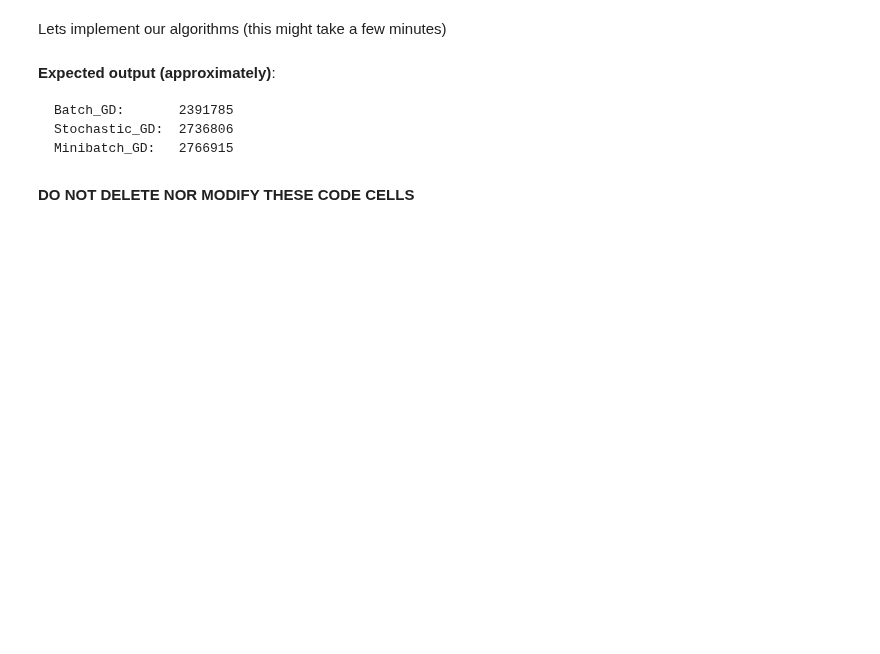
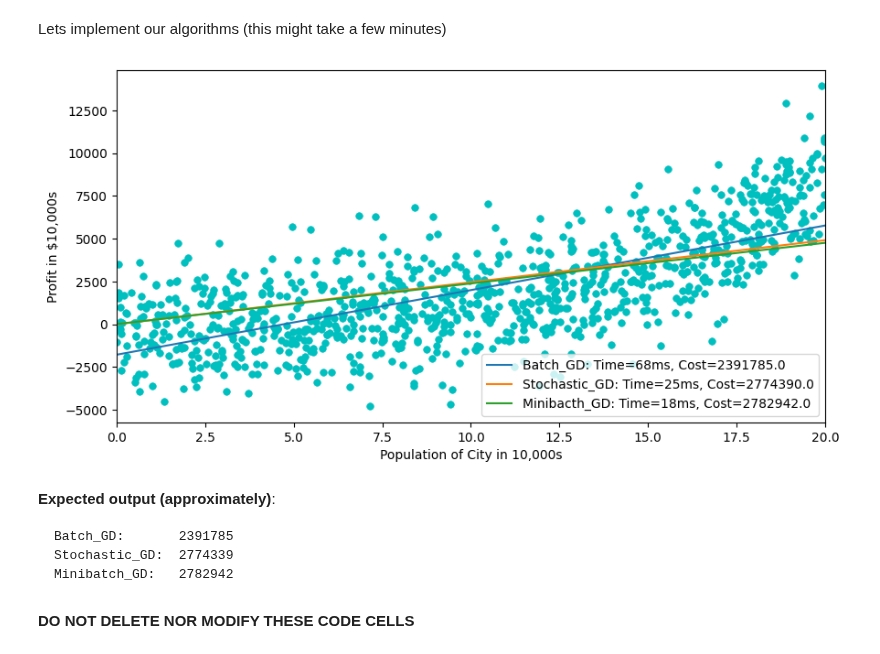
Before and after one commit to lopezbec/intro_python_notebooks, a Jupyter notebook: Gradient_Descent_Implementations.ipynb, the cells around one changed output. Cells and saved outputs as stored; diff of their text form; code cells hidden in the pictures; blank space fills up the shorter version.

````diff
--- a/Gradient_Descent_Implementations.ipynb
+++ b/Gradient_Descent_Implementations.ipynb
@@ -119,8 +137,8 @@ def computeCost(X, y, theta):
 
     ### START CODE HERE ### (≈ 2 lines of code)
 
-    h = X.dot(theta)
-    J = 1/(2*m)*np.sum(np.square(h-y))
+
+
 
     ### END CODE HERE ###
 
@@ -233,6 +257,11 @@ Next, you will complete a function which implements Stochastic Gradient Descent.
 
 The starter code for the function `Stochastic_GD` calls `computeCost` on every iteration and saves the cost to a `python` list.
 # %%
+t0, t1 = 1, 0  # learning schedule hyperparameters
+
+def learning_schedule(t):
+    return t0 / (t + t1)
+
 
 def Stochastic_GD(X, y, theta,alpha, num_iters):
     """
@@ -273,11 +302,18 @@ def Stochastic_GD(X, y, theta,alpha, num_iters):
     # make a copy of theta, to avoid changing the original array, since numpy arrays
     # are passed by reference to functions!!!
     theta_cs = theta.copy()
+    theta_path_sgd=[]
     J_history=[]
 
     for it in range(num_iters):
+        # Shuffle the training data at the beginning of each epoch
+        indices = np.random.permutation(m)
+        X_shuffled = X[indices]
+        y_shuffled = y[indices]
         for i in range(m):
-    ### START CODE HERE ### (≈ 6 lines of code)
+    ### START CODE HERE ### (≈ 4 lines of code)
+
+
 
 
 
@@ -381,8 +423,8 @@ def Minibacth_GD(X, y, theta,alpha, num_iters,minibatch_size):
         shuffled_indices = np.random.permutation(m)
         X_shuffled = X[shuffled_indices]
         y_shuffled = y[shuffled_indices]
-        for i in range(m):
-    ### START CODE HERE ### (≈ 7 lines of code)
+        for i in range(0, m, minibatch_size):
+    ### START CODE HERE ### (≈ 5 lines of code)
 
 
 
@@ -500,44 +553,46 @@ Batch_GD_cost=computeCost(X_synthetic, y_synthetic, theta_Batch_GD)
 
 
 #Stochastic_GD
-iterations = 1
-alpha=0.3
+iterations = 5
+alpha=0.01
 tic = time.process_time()
 theta_Stochastic_GD,J_history = Stochastic_GD(X_synthetic ,y_synthetic,theta,alpha, iterations)
 toc = time.process_time()
 Stochastic_GD_time=(1000*(toc - tic))
 yy_Stochastic_GD = theta_Stochastic_GD[0]+theta_Stochastic_GD[1]*xx
 Stochastic_GD_cost=computeCost(X_synthetic, y_synthetic, theta_Stochastic_GD)
 
 #Minibacth_GD
-iterations = 1
-alpha=0.1
+iterations = 50
+alpha=0.01
 minibatch_size=20
 tic = time.process_time()
 theta_Minibacth_GD,J_history = Minibacth_GD(X_synthetic ,y_synthetic,theta,alpha, iterations,minibatch_size)
 toc = time.process_time()
 Minibacth_GD_time=(1000*(toc - tic))
 yy_Minibacth_GD = theta_Minibacth_GD[0]+theta_Minibacth_GD[1]*xx
 Minibacth_GD_cost=computeCost(X_synthetic, y_synthetic, theta_Minibacth_GD)
 
 # Plot gradient descent
 
 plt.scatter(X_synthetic[:,1], y_synthetic, s=30, c='c', marker='o', linewidths=0.5)
 plt.plot(xx,yy_Batch_GD, label='Batch_GD: Time={}ms, Cost={}'.format(round(Batch_GD_time),round(Batch_GD_cost,0)))
 plt.plot(xx,yy_Stochastic_GD, label='Stochastic_GD: Time={}ms, Cost={}'.format(round(Stochastic_GD_time),round(Stochastic_GD_cost,0)))
 plt.plot(xx,yy_Minibacth_GD, label='Minibacth_GD: Time={}ms, Cost={}'.format(round(Minibacth_GD_time),round(Minibacth_GD_cost,0)))
 plt.rcParams['figure.figsize'] = [10, 5]
 plt.xlim(0,20)
 plt.xlabel('Population of City in 10,000s')
 plt.ylabel('Profit in $10,000s')
 plt.legend(loc=4);
+# %% [output]
+[figure, added]
 # %% [markdown]
 **Expected output (approximately)**:
 
 ```
 Batch_GD:       2391785
-Stochastic_GD:  2736806
-Minibatch_GD:   2766915
+Stochastic_GD:  2774339
+Minibatch_GD:   2782942
 ```
 # %% [markdown]
 **DO NOT DELETE NOR MODIFY THESE CODE CELLS**
````
Also changed, not shown: parts of 9 cells of this notebook.
